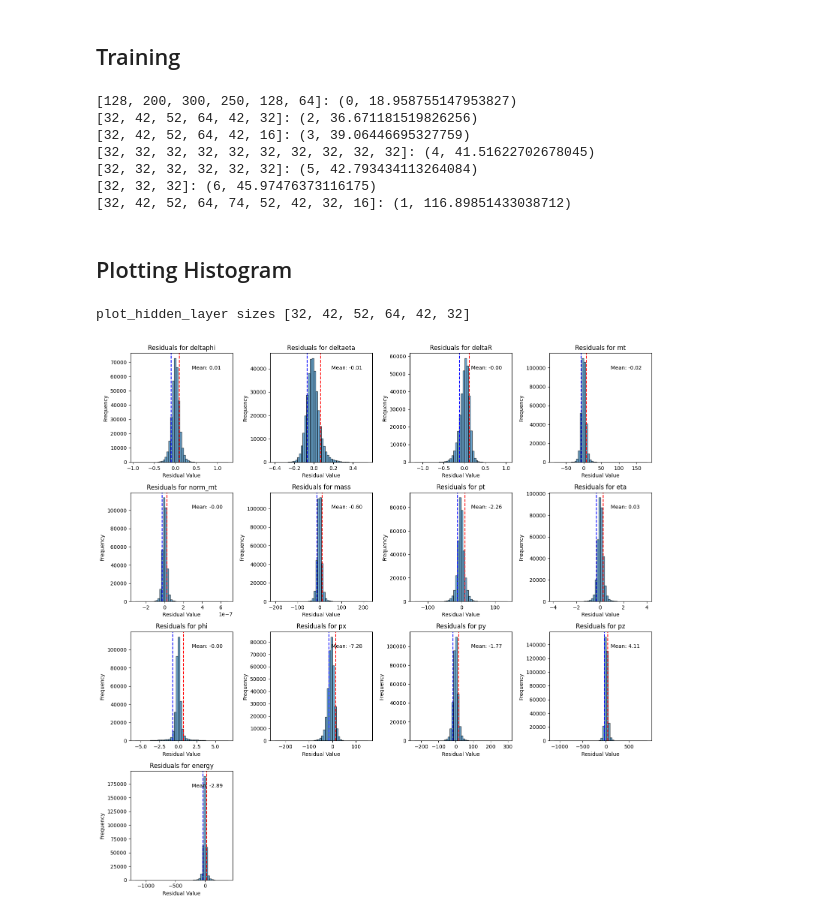
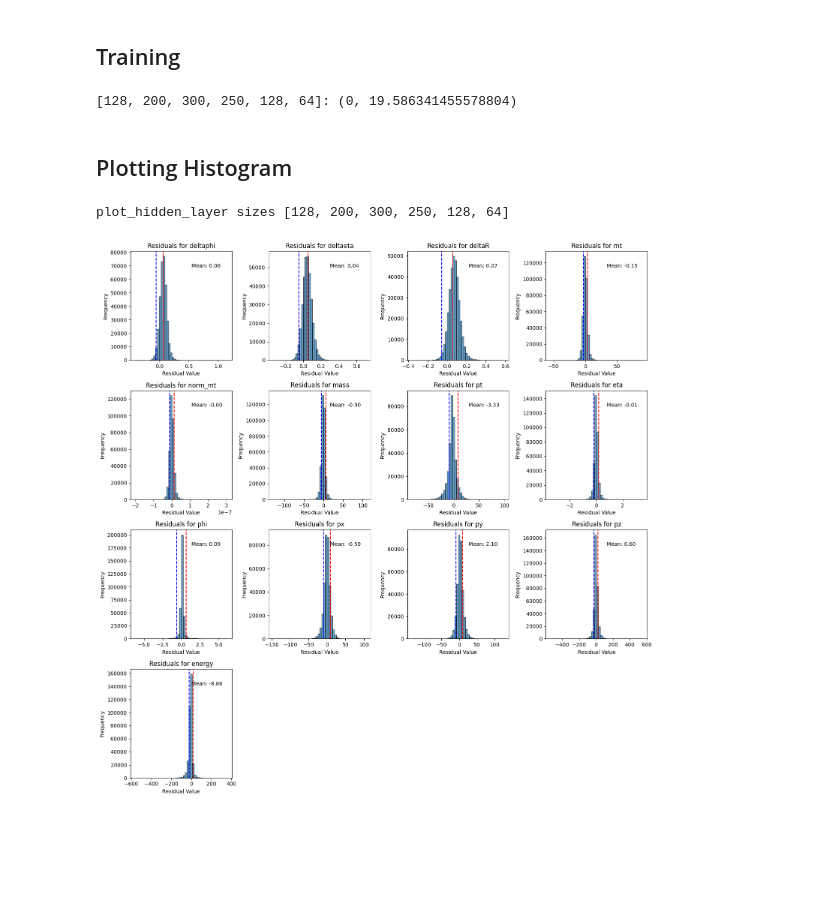
Before and after one commit to DimaPdemler/HNLclassifier, a Jupyter notebook: fnn_FeatureRegression/fnn_multiplemodels.ipynb, the cells around one changed output. Cells and saved outputs as stored; diff of their text form; code cells hidden in the pictures; blank space fills up the shorter version.

```diff
--- a/fnn_FeatureRegression/fnn_multiplemodels.ipynb
+++ b/fnn_FeatureRegression/fnn_multiplemodels.ipynb
@@ -341,14 +341,14 @@ loss_fn = nn.MSELoss()
 device = torch.device('cuda' if torch.cuda.is_available() else 'cpu')
 
 saved_models = []
-hidden_layers_list= [[128, 200, 300, 250, 128, 64],
-                     [32,42,52,64,74,52,42,32,16],
-                     [32,42,52,64,42,32],
-                     [32,42,52,64,42,16],
-                     [32,32,32,32,32,32,32,32,32,32],
-                     [32,32,32,32,32,32],
-                     [32,32,32]]
-# hidden_layers_list= [[128, 200, 300, 250, 128, 64]]
+# hidden_layers_list= [[128, 200, 300, 250, 128, 64],
+#                      [32,42,52,64,74,52,42,32,16],
+#                      [32,42,52,64,42,32],
+#                      [32,42,52,64,42,16],
+#                      [32,32,32,32,32,32,32,32,32,32],
+#                      [32,32,32,32,32,32],
+#                      [32,32,32]]
+hidden_layers_list= [[128, 200, 300, 250, 128, 64]]
 
 pbar = tqdm(hidden_layers_list, total=len(hidden_layers_list))
 
@@ -375,18 +375,12 @@ sorted_losses_dict = dict(sorted(losses_dict.items(), key=lambda item: item[1][1
 for key, value in sorted_losses_dict.items():
     print(f"{key}: {value}")
 # %% [output]
-[128, 200, 300, 250, 128, 64]: (0, 18.958755147953827)
-[32, 42, 52, 64, 42, 32]: (2, 36.671181519826256)
-[32, 42, 52, 64, 42, 16]: (3, 39.06446695327759)
-[32, 32, 32, 32, 32, 32, 32, 32, 32, 32]: (4, 41.51622702678045)
-[32, 32, 32, 32, 32, 32]: (5, 42.793434113264084)
-[32, 32, 32]: (6, 45.97476373116175)
-[32, 42, 52, 64, 74, 52, 42, 32, 16]: (1, 116.89851433038712)
+[128, 200, 300, 250, 128, 64]: (0, 19.586341455578804)
 # %% [markdown]
 ## Plotting Histogram ##
 # %%
 # saved_model = KinematicNet(lenoutput)
-model_loc=2
+model_loc=0
 plot_hidden_layer = hidden_layers_list[model_loc]
 print('plot_hidden_layer sizes', plot_hidden_layer)
 saved_model = CustomKinematicNet(input_size=10, hidden_layers=plot_hidden_layer, lenoutput=lenoutput, activation_fn=F.relu)
@@ -424,32 +418,32 @@ residual_means = [np.mean(res) for res in residuals]
 
 
 # print('std_devs length', len(std_devs))
 
 num_rows = 4
 num_cols = 4
 
 
 fig, axes = plt.subplots(nrows=num_rows, ncols=num_cols, figsize=(15, 15))
 flat_axes = axes.flatten()
 
 for i, ax in enumerate(flat_axes[:num_features]):
     ax.hist(residuals[i], bins=50, edgecolor='k', alpha=0.65)
     ax.axvline(x=residual_std_devs[i], color='r', linestyle='--', label=f'+1 std (value: {residual_std_devs[i]:.2f})')
     ax.axvline(x=-residual_std_devs[i], color='b', linestyle='--', label=f'-1 std (value: {-residual_std_devs[i]:.2f})')
     ax.set_title(f'Residuals for {out_feats[i]}')
     ax.set_xlabel('Residual Value')
     ax.set_ylabel('Frequency')
 
     # Display the mean value on the plot
     mean_text = f"Mean: {residual_means[i]:.2f}"
     ax.text(0.6, 0.85, mean_text, transform=ax.transAxes)  # Adjust position as needed
 
 
 for ax in flat_axes[num_features:]:
     ax.axis('off')
 
 plt.tight_layout()
 plt.show()
 # %% [output]
-plot_hidden_layer sizes [32, 42, 52, 64, 42, 32]
+plot_hidden_layer sizes [128, 200, 300, 250, 128, 64]
-[figure, old version]
+[figure, new version]
```
Also changed, not shown: parts of 4 cells of this notebook, 20 other files.
